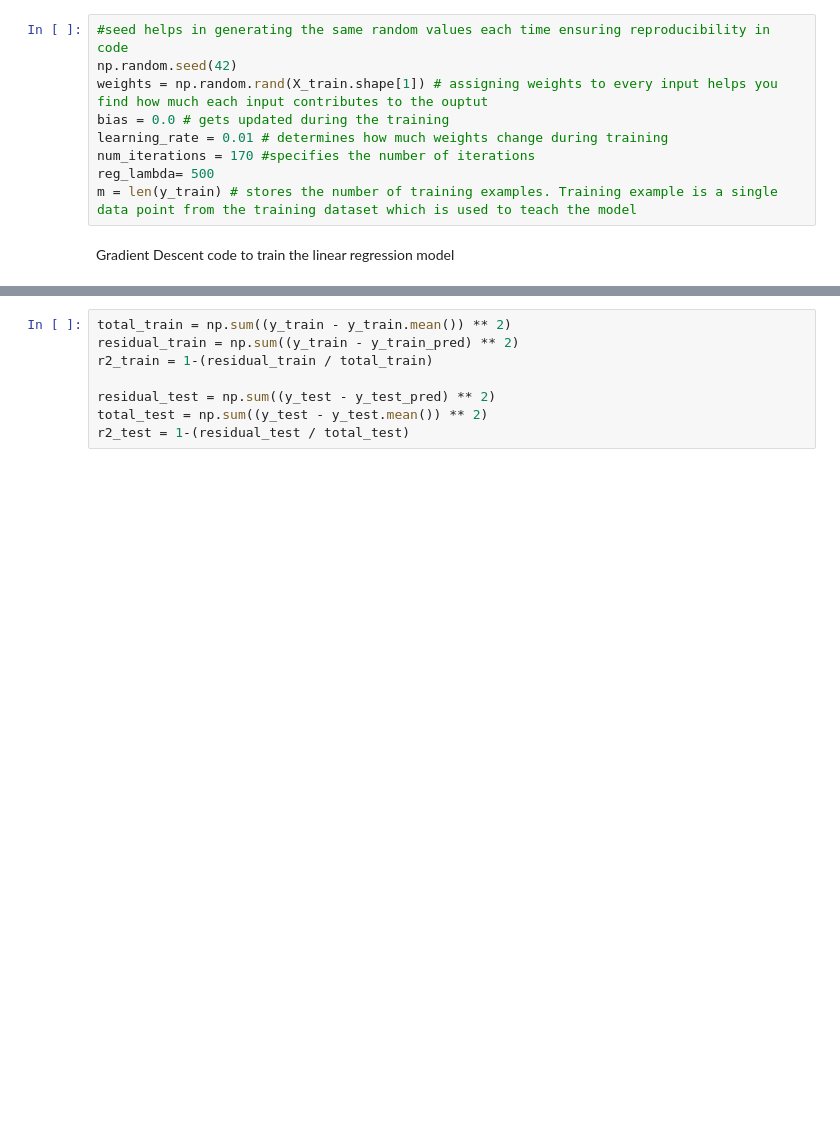
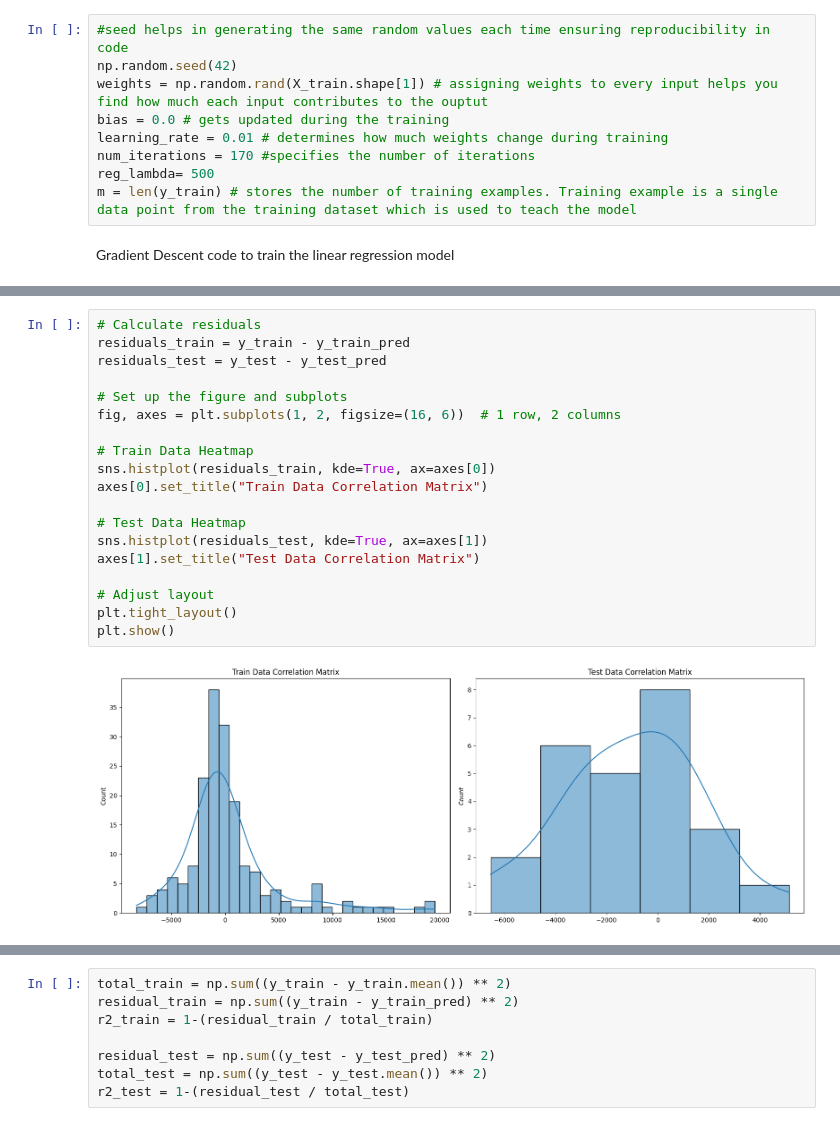
Before and after one commit to nxndinisxh/MRM_ResearchAI_Taskphase, a Jupyter notebook: LinearRegression.ipynb, the cells around one changed output, grey strips where cells are left out. Cells and saved outputs as stored; diff of their text form; blank space fills up the shorter version.

```diff
--- a/LinearRegression.ipynb
+++ b/LinearRegression.ipynb
@@ -303,0 +302,21 @@ Predicted prices: [21268.15081707 21268.15081707  8665.58299901 11370.91636291
+# %%
+# Calculate residuals
+residuals_train = y_train - y_train_pred
+residuals_test = y_test - y_test_pred
+
+# Set up the figure and subplots
+fig, axes = plt.subplots(1, 2, figsize=(16, 6))  # 1 row, 2 columns
+
+# Train Data Heatmap
+sns.histplot(residuals_train, kde=True, ax=axes[0])
+axes[0].set_title("Train Data Correlation Matrix")
+
+# Test Data Heatmap
+sns.histplot(residuals_test, kde=True, ax=axes[1])
+axes[1].set_title("Test Data Correlation Matrix")
+
+# Adjust layout
+plt.tight_layout()
+plt.show()
+# %% [output]
+[figure, added]
```
Also changed, not shown: parts of 15 cells of this notebook.
